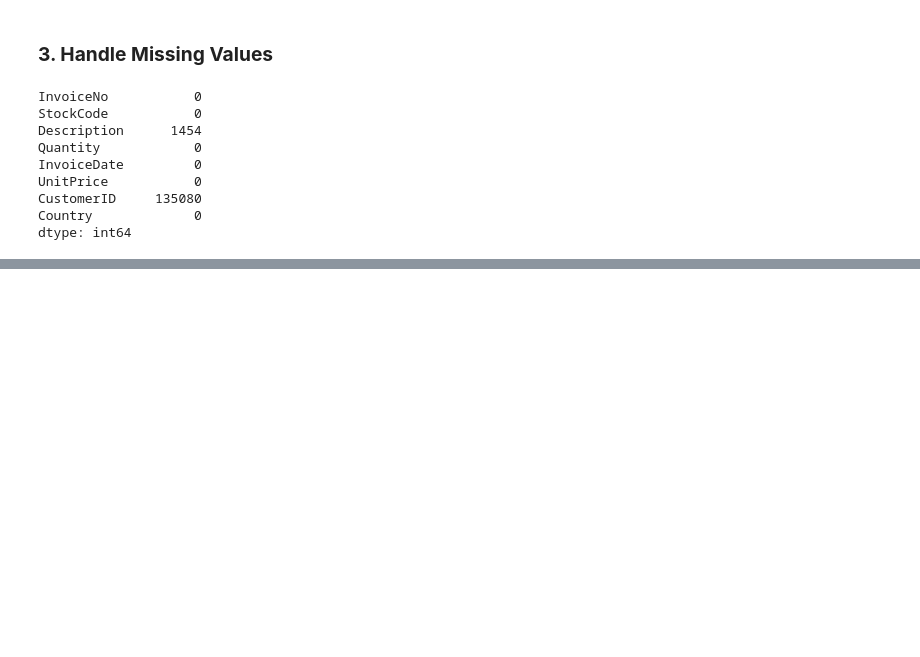
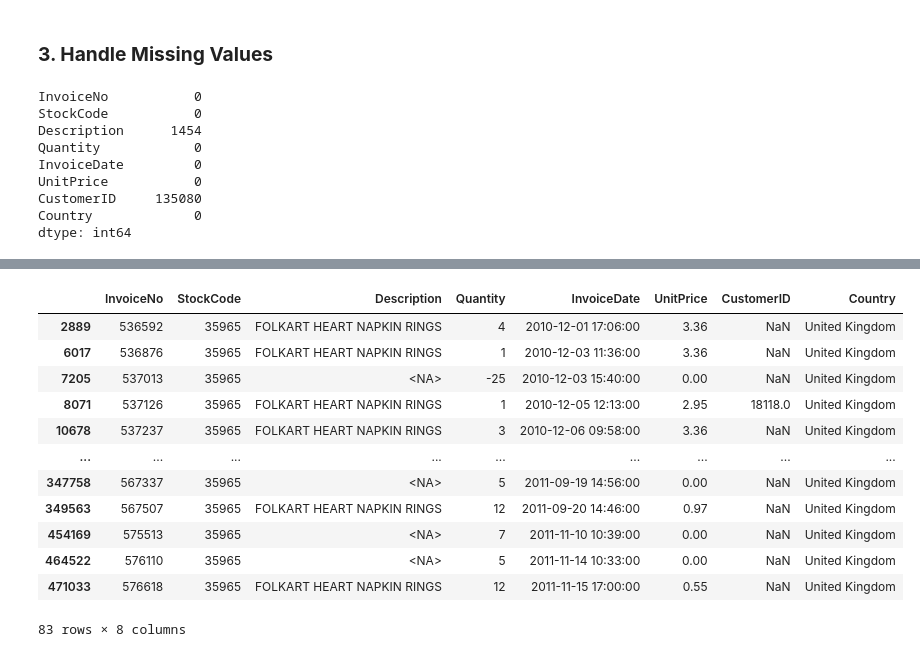
Before and after one commit to chanduka99/Retail_Data_Analysis, a Jupyter notebook: LargeScaleDataAnalysis.ipynb, the cells around one changed output, grey strips where cells are left out. Drawn from its saved outputs; the diff is of its cells as text; code cells hidden in the pictures; blank space fills up the shorter version.

```diff
--- a/LargeScaleDataAnalysis.ipynb
+++ b/LargeScaleDataAnalysis.ipynb
@@ -54,0 +142,17 @@ dtype: int64
+# %%
+# now we will see what are the valid descriptions available for the most description null having stockCode
+df1[df1.StockCode == "35965"]
+# %% [output]
+|  | InvoiceNo | StockCode | Description | Quantity | InvoiceDate | UnitPrice | CustomerID | Country |
+| 2889 | 536592 | 35965 | FOLKART HEART NAPKIN RINGS | 4 | 2010-12-01 17:06:00 | 3.36 | NaN | United Kingdom |
+| 6017 | 536876 | 35965 | FOLKART HEART NAPKIN RINGS | 1 | 2010-12-03 11:36:00 | 3.36 | NaN | United Kingdom |
+| 7205 | 537013 | 35965 | <NA> | -25 | 2010-12-03 15:40:00 | 0.00 | NaN | United Kingdom |
+| 8071 | 537126 | 35965 | FOLKART HEART NAPKIN RINGS | 1 | 2010-12-05 12:13:00 | 2.95 | 18118.0 | United Kingdom |
+| 10678 | 537237 | 35965 | FOLKART HEART NAPKIN RINGS | 3 | 2010-12-06 09:58:00 | 3.36 | NaN | United Kingdom |
+| ... | ... | ... | ... | ... | ... | ... | ... | ... |
+| 347758 | 567337 | 35965 | <NA> | 5 | 2011-09-19 14:56:00 | 0.00 | NaN | United Kingdom |
+| 349563 | 567507 | 35965 | FOLKART HEART NAPKIN RINGS | 12 | 2011-09-20 14:46:00 | 0.97 | NaN | United Kingdom |
+| 454169 | 575513 | 35965 | <NA> | 7 | 2011-11-10 10:39:00 | 0.00 | NaN | United Kingdom |
+| 464522 | 576110 | 35965 | <NA> | 5 | 2011-11-14 10:33:00 | 0.00 | NaN | United Kingdom |
+| 471033 | 576618 | 35965 | FOLKART HEART NAPKIN RINGS | 12 | 2011-11-15 17:00:00 | 0.55 | NaN | United Kingdom |
+83 rows × 8 columns
```
Also changed, not shown: parts of 9 cells of this notebook, 1 other file.
